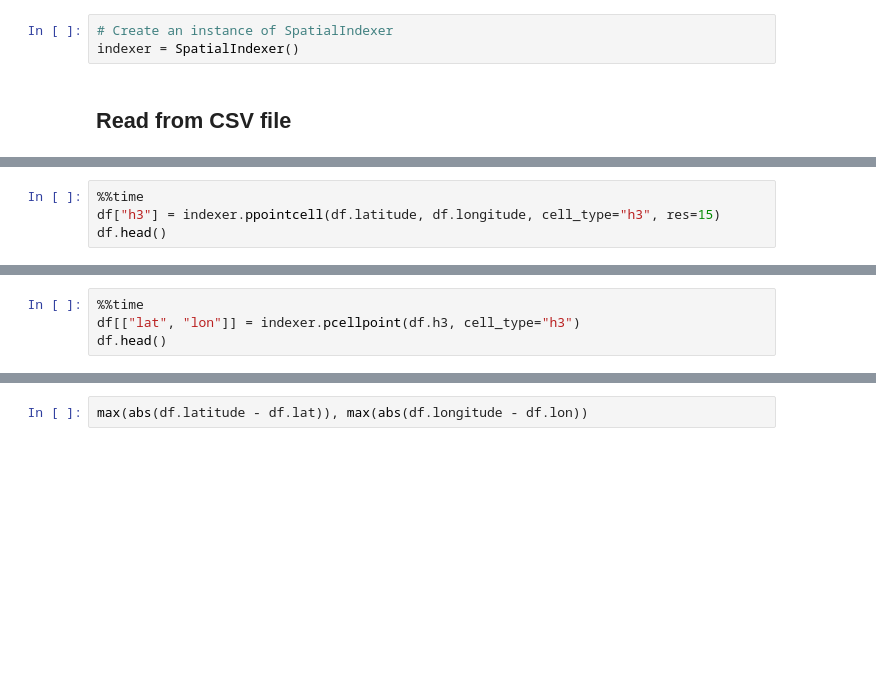
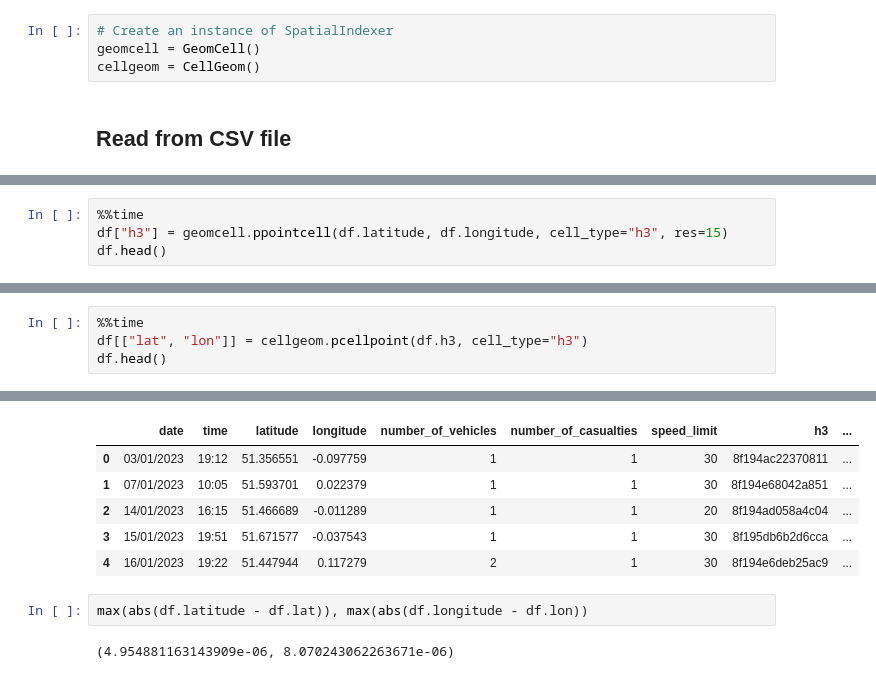
Before and after one commit to geoparse/geoparse, a Jupyter notebook: tutorials/gindex.ipynb, the cells around one changed output, grey strips where cells are left out. Saved outputs shown, nothing was run; the diff lists cells and outputs as text; blank space fills up the shorter version.

```diff
--- a/tutorials/gindex.ipynb
+++ b/tutorials/gindex.ipynb
@@ -28,7 +31,8 @@ import warnings
 warnings.filterwarnings("ignore")
 # %%
 # Create an instance of SpatialIndexer
-indexer = SpatialIndexer()
+geomcell = GeomCell()
+cellgeom = CellGeom()
 # %% [markdown]
 ## Read from CSV file
 # %%
@@ -41,4 +56,4 @@ plp(df)
 # %%
 %%time
-df["h3"] = indexer.ppointcell(df.latitude, df.longitude, cell_type="h3", res=15)
+df["h3"] = geomcell.ppointcell(df.latitude, df.longitude, cell_type="h3", res=15)
 df.head()
@@ -45,4 +69,5 @@ df.head()
 # %%
 %%time
-df[["lat", "lon"]] = indexer.pcellpoint(df.h3, cell_type="h3")
+df[["lat", "lon"]] = cellgeom.pcellpoint(df.h3, cell_type="h3")
 df.head()
+# %% [output]
@@ -49,4 +76,12 @@ df.head()
+|  | date | time | latitude | longitude | number_of_vehicles | number_of_casualties | speed_limit | h3 | ... |
+| 0 | 03/01/2023 | 19:12 | 51.356551 | -0.097759 | 1 | 1 | 30 | 8f194ac22370811 | ... |
+| 1 | 07/01/2023 | 10:05 | 51.593701 | 0.022379 | 1 | 1 | 30 | 8f194e68042a851 | ... |
+| 2 | 14/01/2023 | 16:15 | 51.466689 | -0.011289 | 1 | 1 | 20 | 8f194ad058a4c04 | ... |
+| 3 | 15/01/2023 | 19:51 | 51.671577 | -0.037543 | 1 | 1 | 30 | 8f195db6b2d6cca | ... |
+| 4 | 16/01/2023 | 19:22 | 51.447944 | 0.117279 | 2 | 1 | 30 | 8f194e6deb25ac9 | ... |
 # %%
 max(abs(df.latitude - df.lat)), max(abs(df.longitude - df.lon))
+# %% [output]
+(4.954881163143909e-06, 8.070243062263671e-06)
 # %%
 %%time
```
Also changed, not shown: parts of 13 cells of this notebook, 1 other file.
